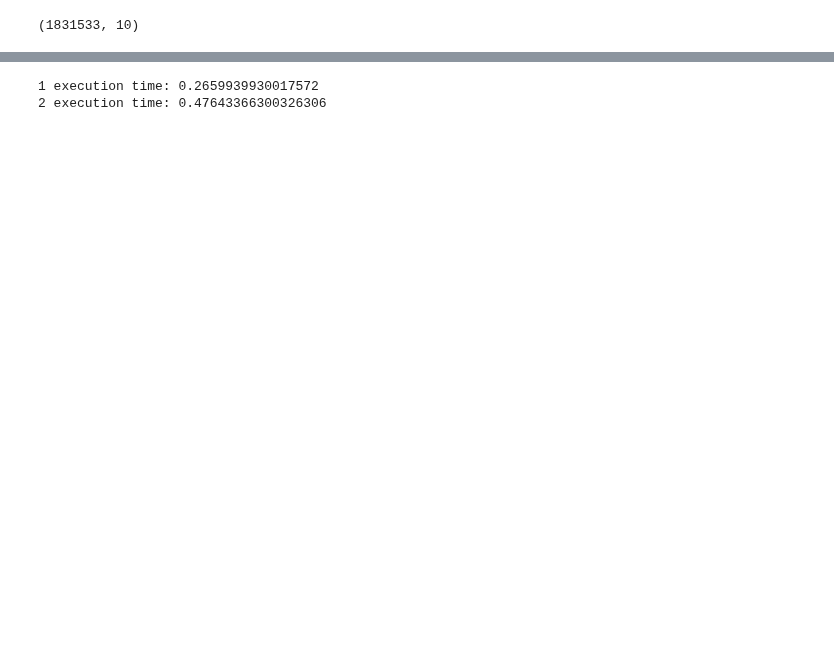
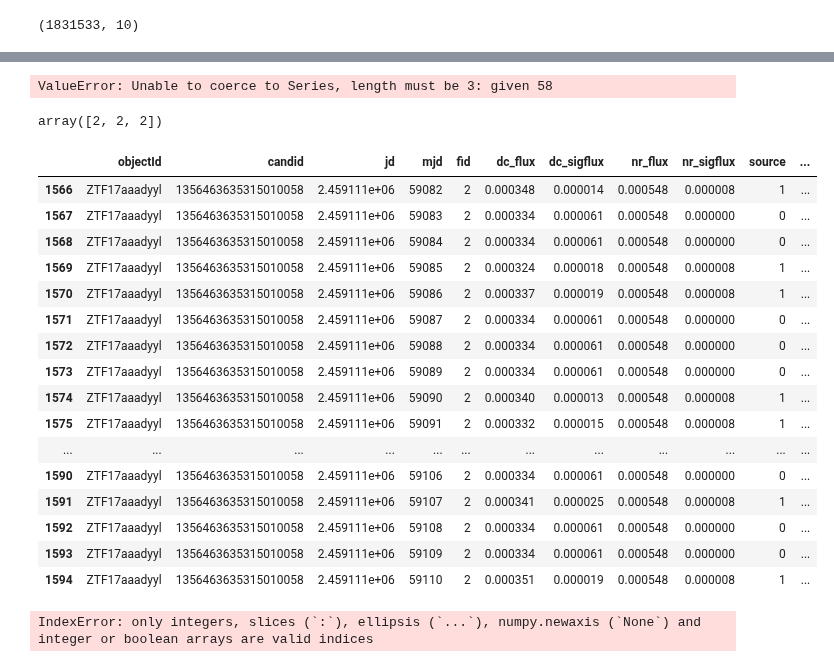
Before and after one commit to ManuGangler/FAnomAlly, a Jupyter notebook: notebook/retrieve_data.ipynb, the cells around one changed output, grey strips where cells are left out. Saved outputs shown, nothing was run; the diff lists cells and outputs as text; code cells hidden in the pictures; blank space fills up the shorter version.

```diff
--- a/notebook/retrieve_data.ipynb
+++ b/notebook/retrieve_data.ipynb
@@ -28,4 +10,0 @@ ZTF17aaaeclk
-# %%
-condition = df['source'] == 0
-df['dc_sigflux_weight'] = np.where(condition, 0, 1 / (df['dc_sigflux'] ** 2))
-df['nr_sigflux_weight'] = np.where(condition, 0, 1 / (df['nr_sigflux'] ** 2))
@@ -289,0 +11,4 @@ df[df['objectId'] == unique_ids[0]].head(6)
+# %%
+condition = df['source'] == 0
+df['dc_sigflux_weight'] = np.where(condition, 1 / (df['dc_sigflux'] ** 2), 1 / (df['dc_sigflux'] ** 2))
+df['nr_sigflux_weight'] = np.where(condition, 0, 1 / (df['nr_sigflux'] ** 2))
@@ -290,3 +312,32 @@ df[df['objectId'] == unique_ids[0]].head(6)
+# %%
+s= T*np.tile(Q, (len(T) // 2, 1)).ravel()
+s
+# %% [output]
+ValueError: Unable to coerce to Series, length must be 3: given 58
+# %%
+s[::2] + s[1::2]
+# %% [output]
+array([2, 2, 2])
+# %%
+df[df['objectId'] =='ZTF17aaadyyl' ]
+# %% [output]
+|  | objectId | candid | jd | mjd | fid | dc_flux | dc_sigflux | nr_flux | nr_sigflux | source | ... |
+| 1566 | ZTF17aaadyyl | 1356463635315010058 | 2.459111e+06 | 59082 | 2 | 0.000348 | 0.000014 | 0.000548 | 0.000008 | 1 | ... |
+| 1567 | ZTF17aaadyyl | 1356463635315010058 | 2.459111e+06 | 59083 | 2 | 0.000334 | 0.000061 | 0.000548 | 0.000000 | 0 | ... |
+| 1568 | ZTF17aaadyyl | 1356463635315010058 | 2.459111e+06 | 59084 | 2 | 0.000334 | 0.000061 | 0.000548 | 0.000000 | 0 | ... |
+| 1569 | ZTF17aaadyyl | 1356463635315010058 | 2.459111e+06 | 59085 | 2 | 0.000324 | 0.000018 | 0.000548 | 0.000008 | 1 | ... |
+| 1570 | ZTF17aaadyyl | 1356463635315010058 | 2.459111e+06 | 59086 | 2 | 0.000337 | 0.000019 | 0.000548 | 0.000008 | 1 | ... |
+| 1571 | ZTF17aaadyyl | 1356463635315010058 | 2.459111e+06 | 59087 | 2 | 0.000334 | 0.000061 | 0.000548 | 0.000000 | 0 | ... |
+| 1572 | ZTF17aaadyyl | 1356463635315010058 | 2.459111e+06 | 59088 | 2 | 0.000334 | 0.000061 | 0.000548 | 0.000000 | 0 | ... |
+| 1573 | ZTF17aaadyyl | 1356463635315010058 | 2.459111e+06 | 59089 | 2 | 0.000334 | 0.000061 | 0.000548 | 0.000000 | 0 | ... |
+| 1574 | ZTF17aaadyyl | 1356463635315010058 | 2.459111e+06 | 59090 | 2 | 0.000340 | 0.000013 | 0.000548 | 0.000008 | 1 | ... |
+| 1575 | ZTF17aaadyyl | 1356463635315010058 | 2.459111e+06 | 59091 | 2 | 0.000332 | 0.000015 | 0.000548 | 0.000008 | 1 | ... |
+| ... | ... | ... | ... | ... | ... | ... | ... | ... | ... | ... | ... |
+| 1590 | ZTF17aaadyyl | 1356463635315010058 | 2.459111e+06 | 59106 | 2 | 0.000334 | 0.000061 | 0.000548 | 0.000000 | 0 | ... |
+| 1591 | ZTF17aaadyyl | 1356463635315010058 | 2.459111e+06 | 59107 | 2 | 0.000341 | 0.000025 | 0.000548 | 0.000008 | 1 | ... |
+| 1592 | ZTF17aaadyyl | 1356463635315010058 | 2.459111e+06 | 59108 | 2 | 0.000334 | 0.000061 | 0.000548 | 0.000000 | 0 | ... |
+| 1593 | ZTF17aaadyyl | 1356463635315010058 | 2.459111e+06 | 59109 | 2 | 0.000334 | 0.000061 | 0.000548 | 0.000000 | 0 | ... |
+| 1594 | ZTF17aaadyyl | 1356463635315010058 | 2.459111e+06 | 59110 | 2 | 0.000351 | 0.000019 | 0.000548 | 0.000008 | 1 | ... |
 # %%
 
 import timeit
@@ -307,6 +358,40 @@ time_approach1 = timeit.timeit(approach1, number=10)
 
 print("1 execution time:", time_approach1)
 print("2 execution time:", time_approach2)
-# %% [output]
-1 execution time: 0.2659939930017572
-2 execution time: 0.47643366300326306
+# %%
+m=1
+factor = 2*m -1 + 3*np.sqrt(2*(2*m -1))
+l=1
+Q = df[['fid', 'dc_flux']].iloc[:2*m]#.values # j:j+m ?
+
+T = {unique_ids.index(k): df[df['objectId'] == k][['fid', 'dc_flux', 'dc_sigflux_weight']] for k in unique_ids[0:1]}
+d = {unique_ids.index(k): np.zeros(int(len(T[k])/2), dtype=np.float64) for k in unique_ids[0:1]}
+
+for j in range(1,m+1):
+    #h = Q.values
+
+
+            for filt in np.unique(T[k]['fid']):
+                mask = T[k]['fid'] == filt
+                h = Q[Q['fid'] == filt ]['dc_flux'].values
+                f = T[k][mask]['dc_flux'].values
+                w = T[k][mask]['dc_sigflux_weight'].values
+
+                s_n = (f[-1+j:]*h[j-1] * w[-1+j:])
+                s_d = (h[j-1]**2 * w[-1+j:])
+
+                alpha = s_n / s_d
+                #print("alpha", alpha)
+
+                d[k] += ((f[-1+j:] - alpha * h[j-1])**2) * w[-1+j:]
+
+                #break
+
+if (d[k] <= factor).any():
+        #print(d)
+        count +=1
+        #print(count, k)
+
+print(count)
+# %% [output]
+IndexError: only integers, slices (`:`), ellipsis (`...`), numpy.newaxis (`None`) and integer or boolean arrays are valid indices
```
Also changed, not shown: parts of 42 cells of this notebook, 1 other file.
